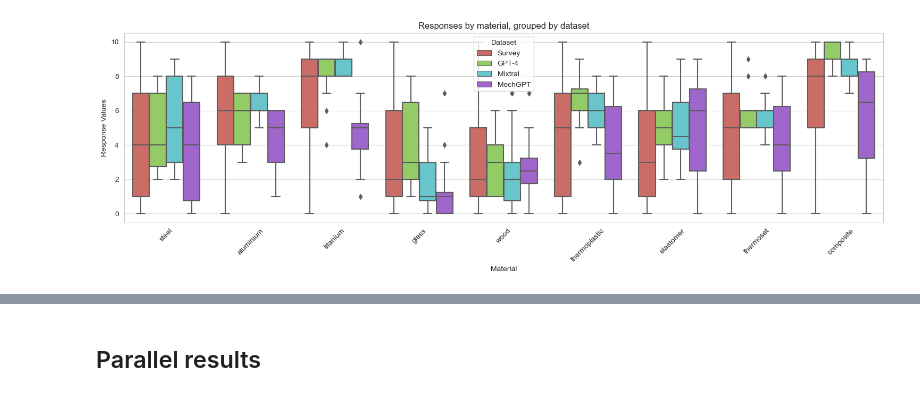
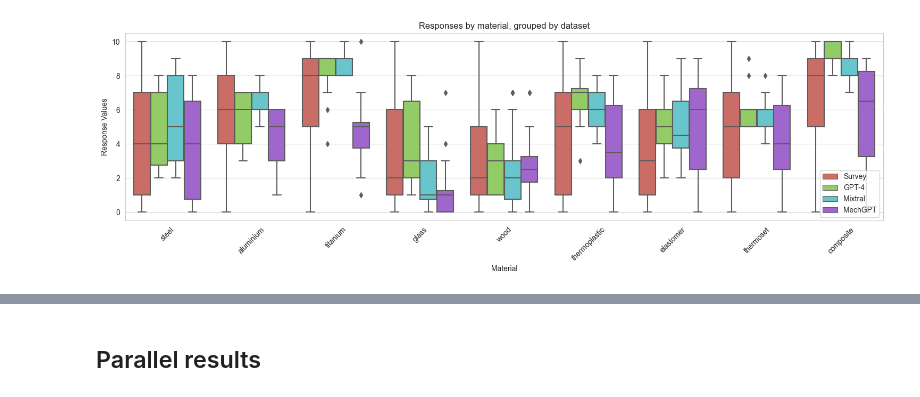
Before and after one commit to grndnl/llm_material_selection_jcise, a Jupyter notebook: evaluation/aggregate_results.ipynb, the cells around one changed output, grey strips where cells are left out. Saved outputs shown, nothing was run; the diff lists cells and outputs as text; code cells hidden in the pictures.

```diff
--- a/evaluation/aggregate_results.ipynb
+++ b/evaluation/aggregate_results.ipynb
@@ -19,20 +19,22 @@ combined_df = pd.concat([survey, gpt4, mixtral, melm])
 # %%
 # Recreate the box and whisker plot with updated dataset names and excluding outliers
 plt.figure(figsize=(15, 5))
 sns.boxplot(data=combined_df, x='material', y='response', hue='Dataset',
             palette='hls') #, showfliers=False)
 
 plt.title('Responses by material, grouped by dataset')
 plt.ylabel('Response Values')
 plt.xlabel('Material')
 plt.legend(title='Dataset')
 plt.xticks(rotation=45)
+#specify legend location
+plt.legend(loc='lower right')
 # save figure without cropping the labels
 plt.tight_layout()
 plt.savefig('responses_by_material_grouped_by_dataset.pdf')
 plt.show()
 # %% [output]
-[figure, old version]
+[figure, new version]
 # %%
 # make a violin plot
 plt.figure(figsize=(15, 5))
```
Also changed, not shown: parts of 6 cells of this notebook, 3 other files.
